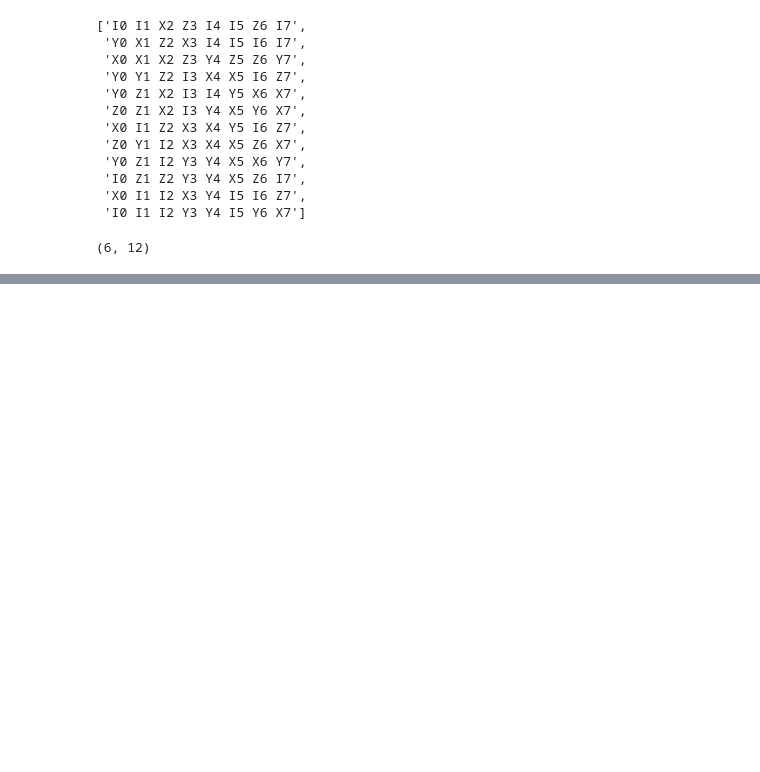
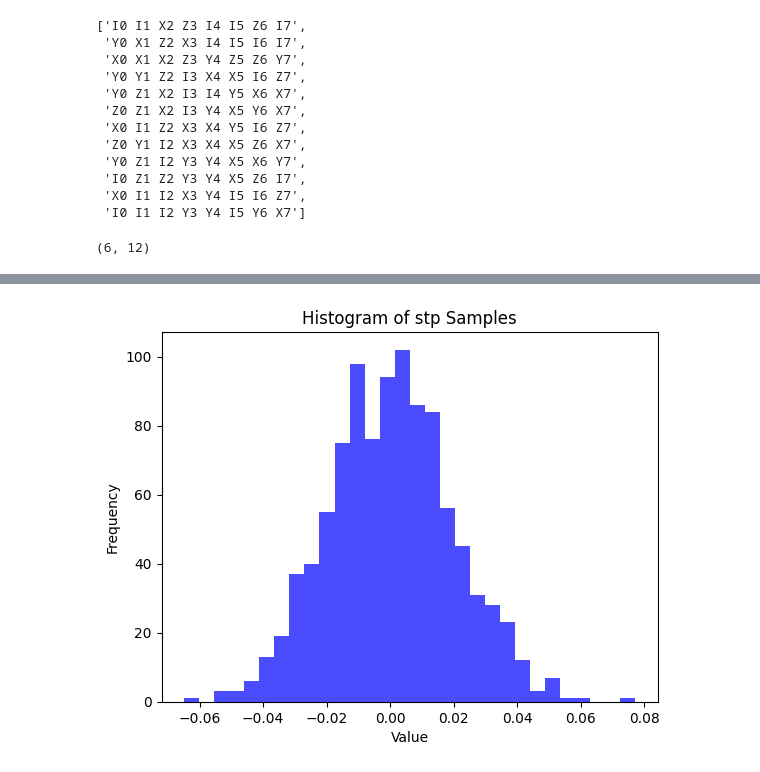
Before and after one commit to YangD5014/QAS_Huawei, a Jupyter notebook: DQAS/搭建 Ansatz copy.ipynb, the cells around one changed output, grey strips where cells are left out. Drawn from its saved outputs; the diff is of its cells as text; code cells hidden in the pictures; blank space fills up the shorter version.

```diff
--- a/DQAS/搭建 Ansatz copy.ipynb
+++ b/DQAS/搭建 Ansatz copy.ipynb
@@ -219,0 +266,21 @@ batched平均损失:  0.82706827
+# %%
+import numpy as np
+import matplotlib.pyplot as plt
+
+# 设置随机数种子以确保结果可重复
+np.random.seed(42)
+
+# 生成 stp
+stddev = 0.02
+shape_stp = (1000,)  # 假设 stp 是一个包含 1000 个元素的一维数组
+rtype = np.float32
+stp = np.random.normal(loc=0.0, scale=stddev, size=shape_stp).astype(rtype)
+
+# 显示 stp 的直方图
+plt.hist(stp, bins=30, alpha=0.7, color='blue')
+plt.xlabel('Value')
+plt.ylabel('Frequency')
+plt.title('Histogram of stp Samples')
+plt.show()
+# %% [output]
+[figure, added]
```
Also changed, not shown: parts of 4 cells of this notebook, 2 other files.
